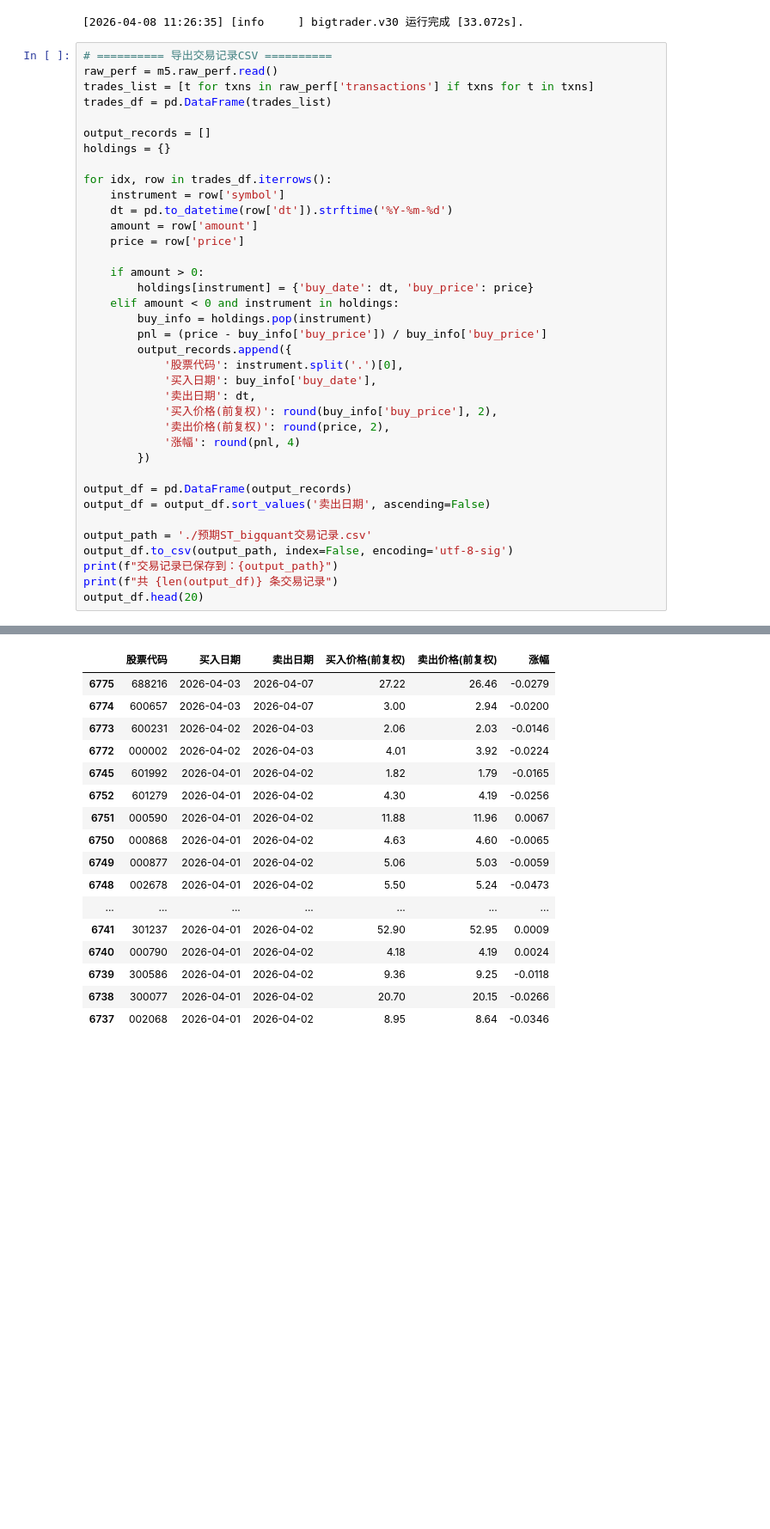
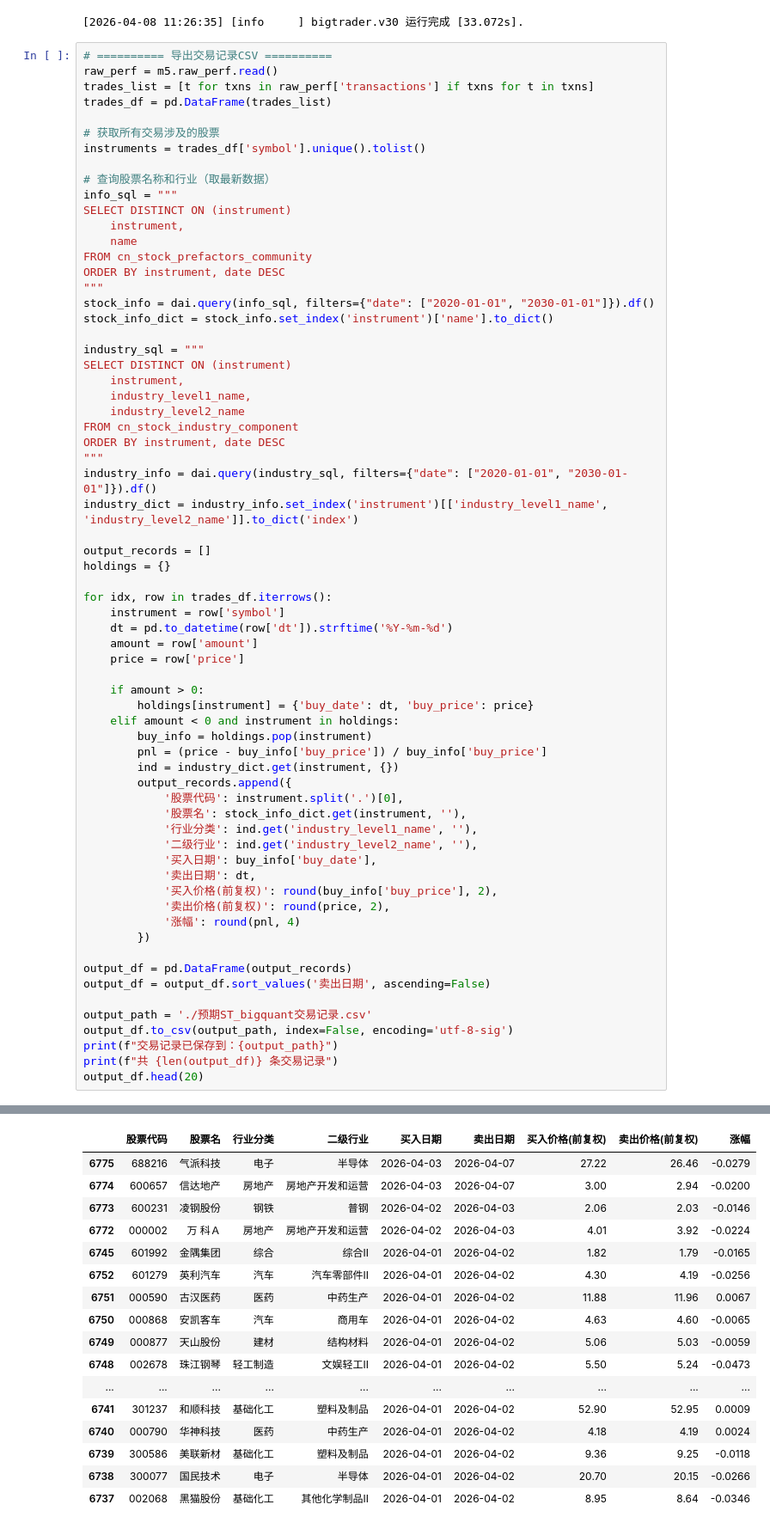
Before and after one commit to CoCoMilkyWay/bq, a Jupyter notebook: strategy/单因子测试.ipynb, the cells around one changed output, grey strips where cells are left out. Shown at 86% size. Cells and saved outputs as stored; diff of their text form; blank space fills up the shorter version.

```diff
--- a/strategy/单因子测试.ipynb
+++ b/strategy/单因子测试.ipynb
@@ -160,6 +160,31 @@ m5 = M.bigtrader.v30(
 raw_perf = m5.raw_perf.read()
 trades_list = [t for txns in raw_perf['transactions'] if txns for t in txns]
 trades_df = pd.DataFrame(trades_list)
+
+# 获取所有交易涉及的股票
+instruments = trades_df['symbol'].unique().tolist()
+
+# 查询股票名称和行业（取最新数据）
+info_sql = """
+SELECT DISTINCT ON (instrument)
+    instrument,
+    name
+FROM cn_stock_prefactors_community
+ORDER BY instrument, date DESC
+"""
+stock_info = dai.query(info_sql, filters={"date": ["2020-01-01", "2030-01-01"]}).df()
+stock_info_dict = stock_info.set_index('instrument')['name'].to_dict()
+
+industry_sql = """
+SELECT DISTINCT ON (instrument)
+    instrument,
+    industry_level1_name,
+    industry_level2_name
+FROM cn_stock_industry_component
+ORDER BY instrument, date DESC
+"""
+industry_info = dai.query(industry_sql, filters={"date": ["2020-01-01", "2030-01-01"]}).df()
+industry_dict = industry_info.set_index('instrument')[['industry_level1_name', 'industry_level2_name']].to_dict('index')
 
 output_records = []
 holdings = {}
@@ -168,47 +193,51 @@ for idx, row in trades_df.iterrows():
     instrument = row['symbol']
     dt = pd.to_datetime(row['dt']).strftime('%Y-%m-%d')
     amount = row['amount']
     price = row['price']
 
     if amount > 0:
         holdings[instrument] = {'buy_date': dt, 'buy_price': price}
     elif amount < 0 and instrument in holdings:
         buy_info = holdings.pop(instrument)
         pnl = (price - buy_info['buy_price']) / buy_info['buy_price']
+        ind = industry_dict.get(instrument, {})
         output_records.append({
             '股票代码': instrument.split('.')[0],
+            '股票名': stock_info_dict.get(instrument, ''),
+            '行业分类': ind.get('industry_level1_name', ''),
+            '二级行业': ind.get('industry_level2_name', ''),
             '买入日期': buy_info['buy_date'],
             '卖出日期': dt,
             '买入价格(前复权)': round(buy_info['buy_price'], 2),
             '卖出价格(前复权)': round(price, 2),
             '涨幅': round(pnl, 4)
         })
 
 output_df = pd.DataFrame(output_records)
 output_df = output_df.sort_values('卖出日期', ascending=False)
 
 output_path = './预期ST_bigquant交易记录.csv'
 output_df.to_csv(output_path, index=False, encoding='utf-8-sig')
 print(f"交易记录已保存到：{output_path}")
 print(f"共 {len(output_df)} 条交易记录")
 output_df.head(20)
 # %% [output]
 交易记录已保存到：./预期ST_bigquant交易记录.csv
 共 6776 条交易记录
-|  | 股票代码 | 买入日期 | 卖出日期 | 买入价格(前复权) | 卖出价格(前复权) | 涨幅 |
-| 6775 | 688216 | 2026-04-03 | 2026-04-07 | 27.22 | 26.46 | -0.0279 |
-| 6774 | 600657 | 2026-04-03 | 2026-04-07 | 3.00 | 2.94 | -0.0200 |
-| 6773 | 600231 | 2026-04-02 | 2026-04-03 | 2.06 | 2.03 | -0.0146 |
-| 6772 | 000002 | 2026-04-02 | 2026-04-03 | 4.01 | 3.92 | -0.0224 |
-| 6745 | 601992 | 2026-04-01 | 2026-04-02 | 1.82 | 1.79 | -0.0165 |
-| 6752 | 601279 | 2026-04-01 | 2026-04-02 | 4.30 | 4.19 | -0.0256 |
-| 6751 | 000590 | 2026-04-01 | 2026-04-02 | 11.88 | 11.96 | 0.0067 |
-| 6750 | 000868 | 2026-04-01 | 2026-04-02 | 4.63 | 4.60 | -0.0065 |
-| 6749 | 000877 | 2026-04-01 | 2026-04-02 | 5.06 | 5.03 | -0.0059 |
-| 6748 | 002678 | 2026-04-01 | 2026-04-02 | 5.50 | 5.24 | -0.0473 |
-| ... | ... | ... | ... | ... | ... | ... |
-| 6741 | 301237 | 2026-04-01 | 2026-04-02 | 52.90 | 52.95 | 0.0009 |
-| 6740 | 000790 | 2026-04-01 | 2026-04-02 | 4.18 | 4.19 | 0.0024 |
-| 6739 | 300586 | 2026-04-01 | 2026-04-02 | 9.36 | 9.25 | -0.0118 |
-| 6738 | 300077 | 2026-04-01 | 2026-04-02 | 20.70 | 20.15 | -0.0266 |
-| 6737 | 002068 | 2026-04-01 | 2026-04-02 | 8.95 | 8.64 | -0.0346 |
+|  | 股票代码 | 股票名 | 行业分类 | 二级行业 | 买入日期 | 卖出日期 | 买入价格(前复权) | 卖出价格(前复权) | 涨幅 |
+| 6775 | 688216 | 气派科技 | 电子 | 半导体 | 2026-04-03 | 2026-04-07 | 27.22 | 26.46 | -0.0279 |
+| 6774 | 600657 | 信达地产 | 房地产 | 房地产开发和运营 | 2026-04-03 | 2026-04-07 | 3.00 | 2.94 | -0.0200 |
+| 6773 | 600231 | 凌钢股份 | 钢铁 | 普钢 | 2026-04-02 | 2026-04-03 | 2.06 | 2.03 | -0.0146 |
+| 6772 | 000002 | 万 科Ａ | 房地产 | 房地产开发和运营 | 2026-04-02 | 2026-04-03 | 4.01 | 3.92 | -0.0224 |
+| 6745 | 601992 | 金隅集团 | 综合 | 综合Ⅱ | 2026-04-01 | 2026-04-02 | 1.82 | 1.79 | -0.0165 |
+| 6752 | 601279 | 英利汽车 | 汽车 | 汽车零部件Ⅱ | 2026-04-01 | 2026-04-02 | 4.30 | 4.19 | -0.0256 |
+| 6751 | 000590 | 古汉医药 | 医药 | 中药生产 | 2026-04-01 | 2026-04-02 | 11.88 | 11.96 | 0.0067 |
+| 6750 | 000868 | 安凯客车 | 汽车 | 商用车 | 2026-04-01 | 2026-04-02 | 4.63 | 4.60 | -0.0065 |
+| 6749 | 000877 | 天山股份 | 建材 | 结构材料 | 2026-04-01 | 2026-04-02 | 5.06 | 5.03 | -0.0059 |
+| 6748 | 002678 | 珠江钢琴 | 轻工制造 | 文娱轻工Ⅱ | 2026-04-01 | 2026-04-02 | 5.50 | 5.24 | -0.0473 |
+| ... | ... | ... | ... | ... | ... | ... | ... | ... | ... |
+| 6741 | 301237 | 和顺科技 | 基础化工 | 塑料及制品 | 2026-04-01 | 2026-04-02 | 52.90 | 52.95 | 0.0009 |
+| 6740 | 000790 | 华神科技 | 医药 | 中药生产 | 2026-04-01 | 2026-04-02 | 4.18 | 4.19 | 0.0024 |
+| 6739 | 300586 | 美联新材 | 基础化工 | 塑料及制品 | 2026-04-01 | 2026-04-02 | 9.36 | 9.25 | -0.0118 |
+| 6738 | 300077 | 国民技术 | 电子 | 半导体 | 2026-04-01 | 2026-04-02 | 20.70 | 20.15 | -0.0266 |
+| 6737 | 002068 | 黑猫股份 | 基础化工 | 其他化学制品Ⅱ | 2026-04-01 | 2026-04-02 | 8.95 | 8.64 | -0.0346 |
```
Also changed, not shown: 1 other file.
